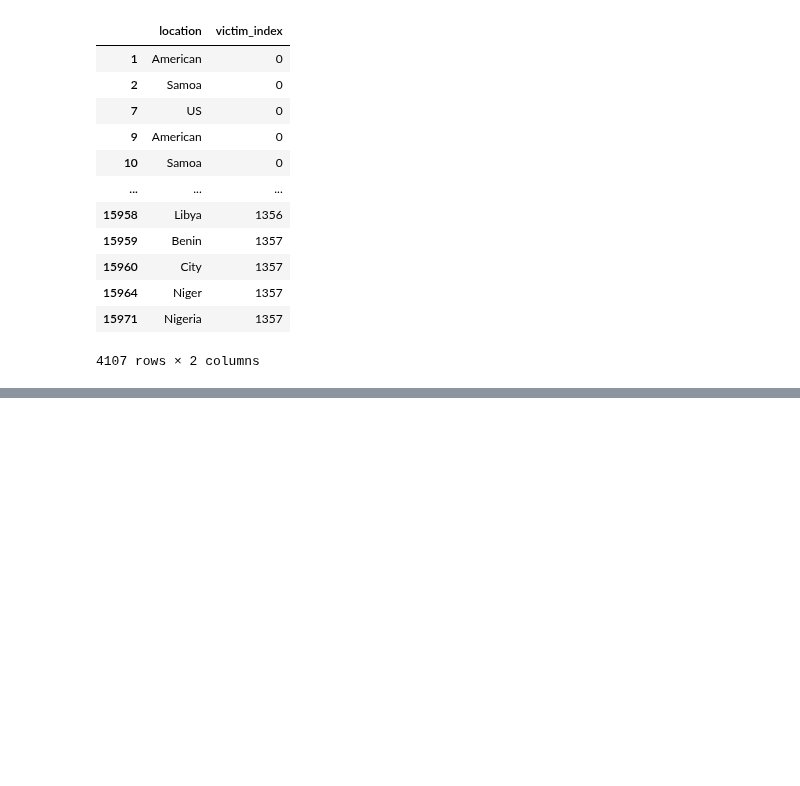
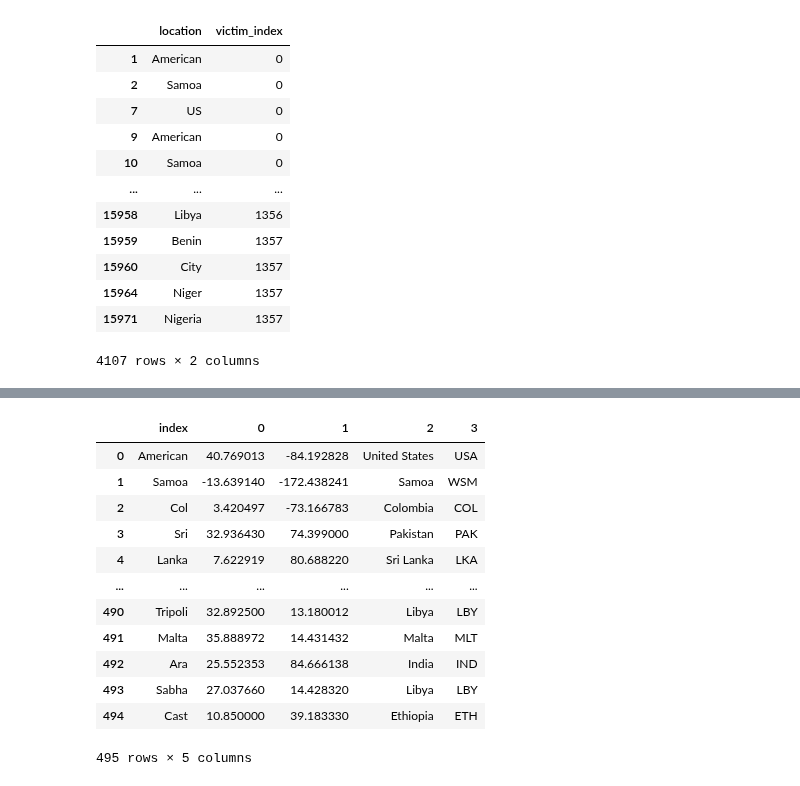
Before and after one commit to lampu98/ht_project, a Jupyter notebook: notebooks/location_recognition.ipynb, the cells around one changed output, grey strips where cells are left out. Saved outputs shown, nothing was run; the diff lists cells and outputs as text; code cells hidden in the pictures; blank space fills up the shorter version.

```diff
--- a/notebooks/location_recognition.ipynb
+++ b/notebooks/location_recognition.ipynb
@@ -166,6 +136,0 @@ latitude
-# %%
-longitude = response.json()["data"][0]["longitude"]
-# %%
-country = response.json()["data"][0]["country"]
-# %%
-country_code = response.json()["data"][0]["country_code"]
@@ -190,4 +136,0 @@ query_api('xfuhe')
-# %%
-params = {'access_key':'f4fb3cb9d8780b5c1fd36dc5e846523b', 'query': 'Vietnam'}
-response = requests.get('http://api.positionstack.com/v1/forward',params=params).json()
-response['data'][0]['latitude']
@@ -285,0 +201,16 @@ df.to_csv('victims_locations2.csv')
+# %%
+df2
+# %% [output]
+|  | index | 0 | 1 | 2 | 3 |
+| 0 | American | 40.769013 | -84.192828 | United States | USA |
+| 1 | Samoa | -13.639140 | -172.438241 | Samoa | WSM |
+| 2 | Col | 3.420497 | -73.166783 | Colombia | COL |
+| 3 | Sri | 32.936430 | 74.399000 | Pakistan | PAK |
+| 4 | Lanka | 7.622919 | 80.688220 | Sri Lanka | LKA |
+| ... | ... | ... | ... | ... | ... |
+| 490 | Tripoli | 32.892500 | 13.180012 | Libya | LBY |
+| 491 | Malta | 35.888972 | 14.431432 | Malta | MLT |
+| 492 | Ara | 25.552353 | 84.666138 | India | IND |
+| 493 | Sabha | 27.037660 | 14.428320 | Libya | LBY |
+| 494 | Cast | 10.850000 | 39.183330 | Ethiopia | ETH |
+495 rows × 5 columns
```
Also changed, not shown: parts of 13 cells of this notebook, 1 other file.
